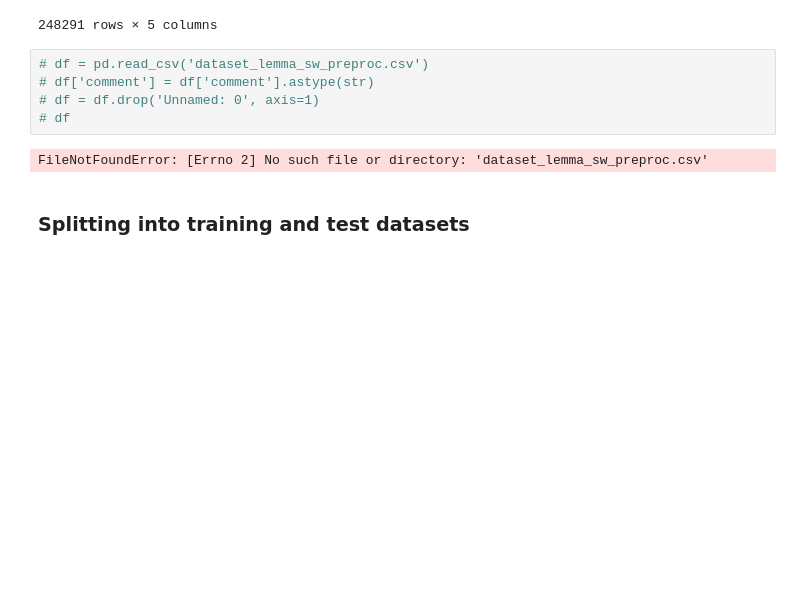
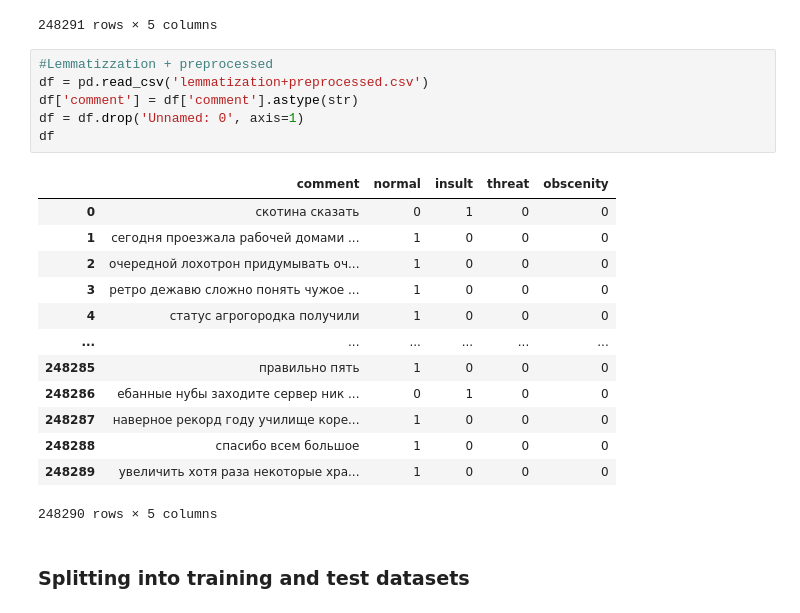
Before and after one commit to vasilchenkoandrey/Classification_RU_Toxic_Comments_GRU, a Jupyter notebook: model.ipynb, the cells around one changed output. Drawn from its saved outputs; the diff is of its cells as text; blank space fills up the shorter version.

```diff
--- a/model.ipynb
+++ b/model.ipynb
@@ -60,12 +60,25 @@ df
 | 248290 | нельзя ли увеличить хотя бы в два... | 0 | 0 | 0 | 0 |
 248291 rows × 5 columns
 # %%
-# df = pd.read_csv('dataset_lemma_sw_preproc.csv')
-# df['comment'] = df['comment'].astype(str)
-# df = df.drop('Unnamed: 0', axis=1)
-# df
+#Lemmatizzation + preprocessed
+df = pd.read_csv('lemmatization+preprocessed.csv')
+df['comment'] = df['comment'].astype(str)
+df = df.drop('Unnamed: 0', axis=1)
+df
 # %% [output]
+|  | comment | normal | insult | threat | obscenity |
+| 0 | скотина сказать | 0 | 1 | 0 | 0 |
+| 1 | сегодня проезжала рабочей домами ... | 1 | 0 | 0 | 0 |
+| 2 | очередной лохотрон придумывать оч... | 1 | 0 | 0 | 0 |
+| 3 | ретро дежавю сложно понять чужое ... | 1 | 0 | 0 | 0 |
+| 4 | статус агрогородка получили | 1 | 0 | 0 | 0 |
+| ... | ... | ... | ... | ... | ... |
+| 248285 | правильно пять | 1 | 0 | 0 | 0 |
+| 248286 | ебанные нубы заходите сервер ник ... | 0 | 1 | 0 | 0 |
+| 248287 | наверное рекорд году училище коре... | 1 | 0 | 0 | 0 |
+| 248288 | спасибо всем большое | 1 | 0 | 0 | 0 |
+| 248289 | увеличить хотя раза некоторые хра... | 1 | 0 | 0 | 0 |
-FileNotFoundError: [Errno 2] No such file or directory: 'dataset_lemma_sw_preproc.csv'
+248290 rows × 5 columns
 # %% [markdown]
 ### Splitting into training and test datasets
 # %%
```
Also changed, not shown: parts of 10 cells of this notebook, 1 other file.
